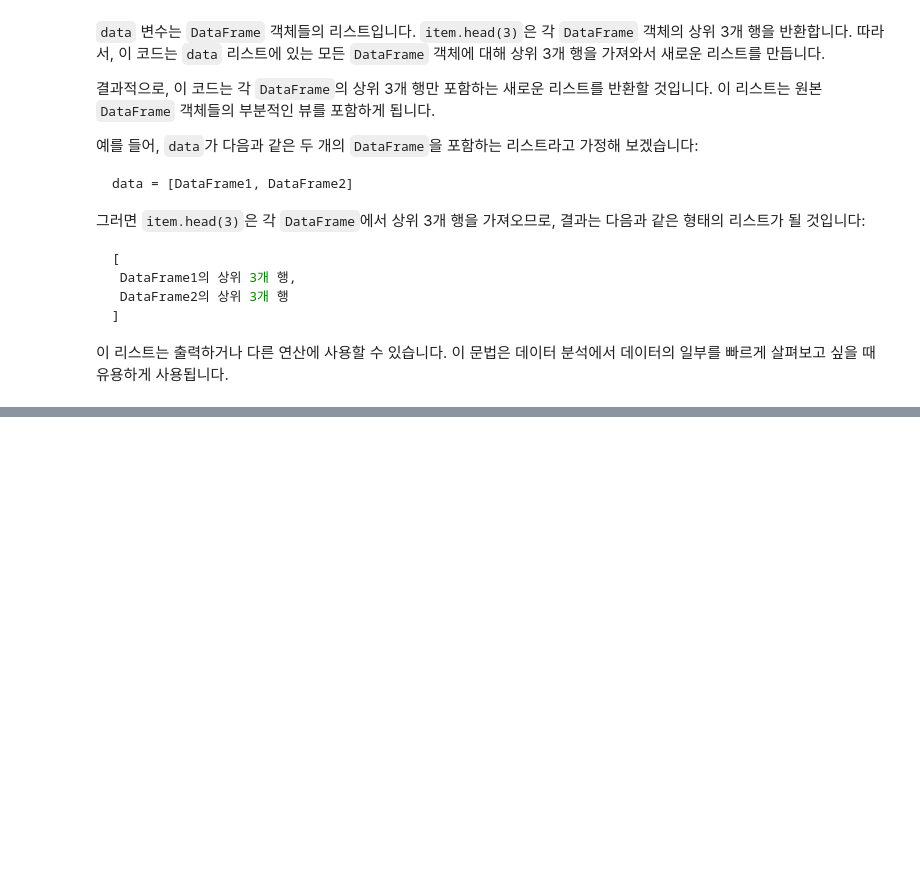
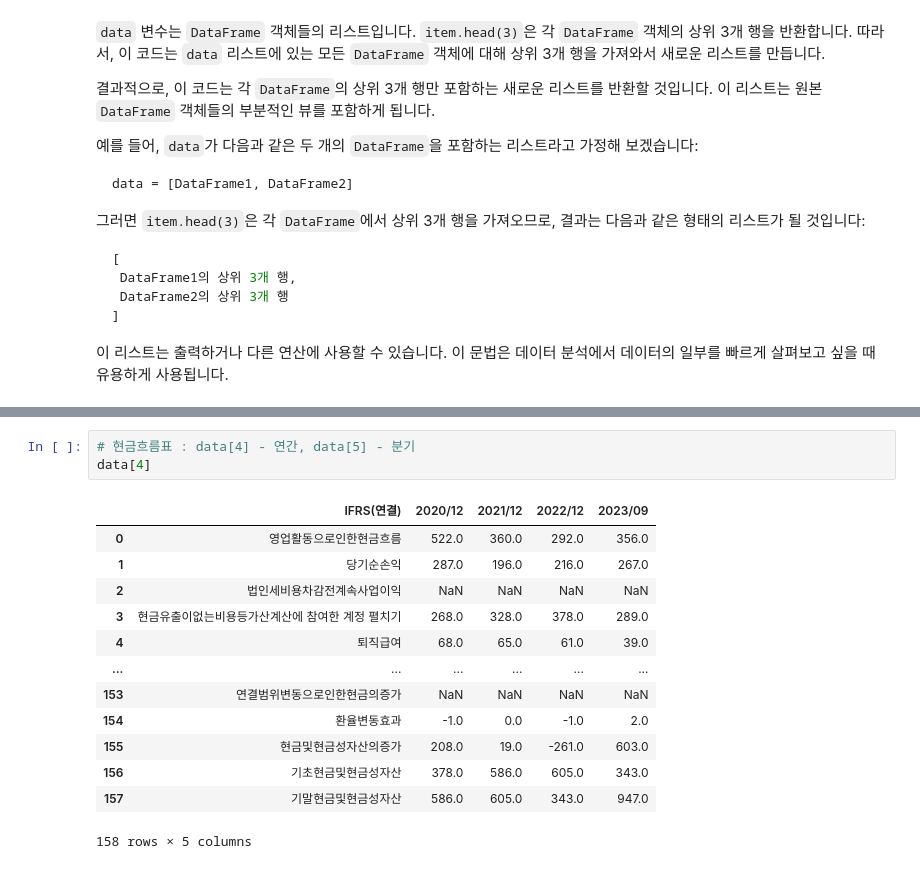
Before and after one commit to 12ZodiacSigns/Quant_Investing-python, a Jupyter notebook: 10_ex.ipynb, the cells around one changed output, grey strips where cells are left out. Cells and saved outputs as stored; diff of their text form; blank space fills up the shorter version.

```diff
--- a/10_ex.ipynb
+++ b/10_ex.ipynb
@@ -1068,0 +1152,17 @@ data = [DataFrame1, DataFrame2]
+# %%
+# 현금흐름표 : data[4] - 연간, data[5] - 분기
+data[4]
+# %% [output]
+|  | IFRS(연결) | 2020/12 | 2021/12 | 2022/12 | 2023/09 |
+| 0 | 영업활동으로인한현금흐름 | 522.0 | 360.0 | 292.0 | 356.0 |
+| 1 | 당기순손익 | 287.0 | 196.0 | 216.0 | 267.0 |
+| 2 | 법인세비용차감전계속사업이익 | NaN | NaN | NaN | NaN |
+| 3 | 현금유출이없는비용등가산계산에 참여한 계정 펼치기 | 268.0 | 328.0 | 378.0 | 289.0 |
+| 4 | 퇴직급여 | 68.0 | 65.0 | 61.0 | 39.0 |
+| ... | ... | ... | ... | ... | ... |
+| 153 | 연결범위변동으로인한현금의증가 | NaN | NaN | NaN | NaN |
+| 154 | 환율변동효과 | -1.0 | 0.0 | -1.0 | 2.0 |
+| 155 | 현금및현금성자산의증가 | 208.0 | 19.0 | -261.0 | 603.0 |
+| 156 | 기초현금및현금성자산 | 378.0 | 586.0 | 605.0 | 343.0 |
+| 157 | 기말현금및현금성자산 | 586.0 | 605.0 | 343.0 | 947.0 |
+158 rows × 5 columns
```
Also changed, not shown: parts of 29 cells of this notebook.
